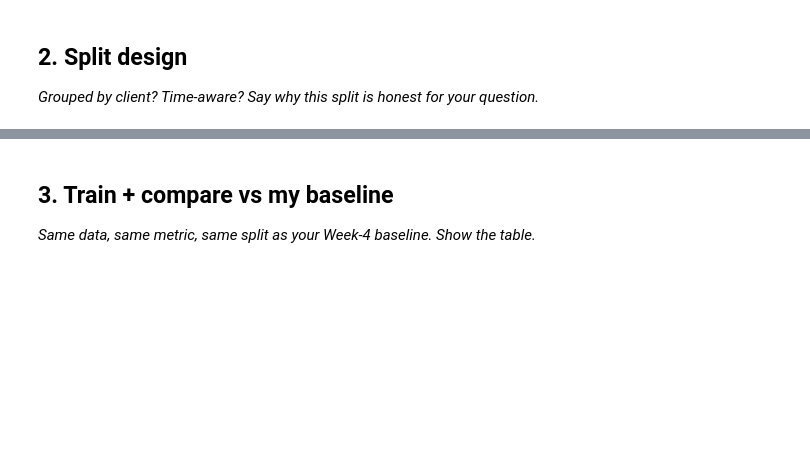
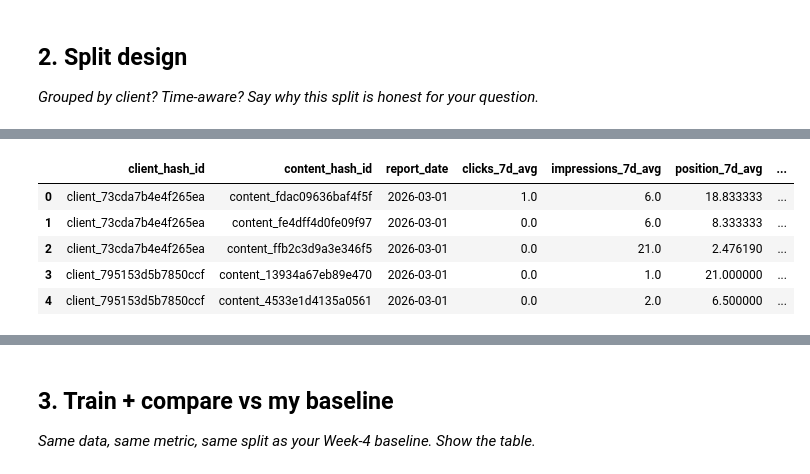
Before and after one commit to srvnkumr27/flyrank-ml-internship, a Jupyter notebook: work/notebooks/w05_model.ipynb, the cells around one changed output, grey strips where cells are left out. Cells and saved outputs as stored; diff of their text form; code cells hidden in the pictures; blank space fills up the shorter version.

```diff
--- a/work/notebooks/w05_model.ipynb
+++ b/work/notebooks/w05_model.ipynb
@@ -16,0 +135,85 @@ This skeleton is yours to fill. Work the sections **in order** — each one has
+# %%
+feature_query = f"""
+WITH daily_data AS (
+    SELECT
+        client_hash_id,
+        content_hash_id,
+        CAST(report_date AS DATE) AS report_date,
+        gsc_clicks,
+        gsc_impressions,
+        gsc_avg_position,
+
+        LEAD(gsc_clicks) OVER (
+            PARTITION BY client_hash_id, content_hash_id
+            ORDER BY report_date
+        ) AS target_next_day_clicks
+
+    FROM read_parquet('{MID_PANEL_PATH}')
+
+    WHERE gsc_data_available IS TRUE
+),
+
+feature_rows AS (
+    SELECT
+        client_hash_id,
+        content_hash_id,
+        report_date,
+
+        AVG(gsc_clicks) OVER (
+            PARTITION BY client_hash_id, content_hash_id
+            ORDER BY report_date
+            ROWS BETWEEN 6 PRECEDING AND CURRENT ROW
+        ) AS clicks_7d_avg,
+
+        AVG(gsc_impressions) OVER (
+            PARTITION BY client_hash_id, content_hash_id
+            ORDER BY report_date
+            ROWS BETWEEN 6 PRECEDING AND CURRENT ROW
+        ) AS impressions_7d_avg,
+
+        AVG(gsc_avg_position) OVER (
+            PARTITION BY client_hash_id, content_hash_id
+            ORDER BY report_date
+            ROWS BETWEEN 6 PRECEDING AND CURRENT ROW
+        ) AS position_7d_avg,
+
+        (
+            SUM(gsc_clicks) OVER (
+                PARTITION BY client_hash_id, content_hash_id
+                ORDER BY report_date
+                ROWS BETWEEN 6 PRECEDING AND CURRENT ROW
+            ) * 1.0
+            /
+            NULLIF(
+                SUM(gsc_impressions) OVER (
+                    PARTITION BY client_hash_id, content_hash_id
+                    ORDER BY report_date
+                    ROWS BETWEEN 6 PRECEDING AND CURRENT ROW
+                ),
+                0
+            )
+        ) AS ctr_7d,
+
+        CASE
+            WHEN DAYOFWEEK(report_date) IN (0, 6)
+            THEN 1
+            ELSE 0
+        END AS is_weekend,
+
+        target_next_day_clicks
+
+    FROM daily_data
+)
+
+SELECT *
+FROM feature_rows
+WHERE target_next_day_clicks IS NOT NULL
+ORDER BY report_date
+"""
+
+raw_df = con.sql(feature_query).df()
+
+print("Feature dataset shape:", raw_df.shape)
+
+display(raw_df.head())
+# %% [output]
@@ -16,0 +221,6 @@ This skeleton is yours to fill. Work the sections **in order** — each one has
+|  | client_hash_id | content_hash_id | report_date | clicks_7d_avg | impressions_7d_avg | position_7d_avg | ... |
+| 0 | client_73cda7b4e4f265ea | content_fdac09636baf4f5f | 2026-03-01 | 1.0 | 6.0 | 18.833333 | ... |
+| 1 | client_73cda7b4e4f265ea | content_fe4dff4d0fe09f97 | 2026-03-01 | 0.0 | 6.0 | 8.333333 | ... |
+| 2 | client_73cda7b4e4f265ea | content_ffb2c3d9a3e346f5 | 2026-03-01 | 0.0 | 21.0 | 2.476190 | ... |
+| 3 | client_795153d5b7850ccf | content_13934a67eb89e470 | 2026-03-01 | 0.0 | 1.0 | 21.000000 | ... |
+| 4 | client_795153d5b7850ccf | content_4533e1d4135a0561 | 2026-03-01 | 0.0 | 2.0 | 6.500000 | ... |
```
Also changed, not shown: parts of 13 cells of this notebook.
